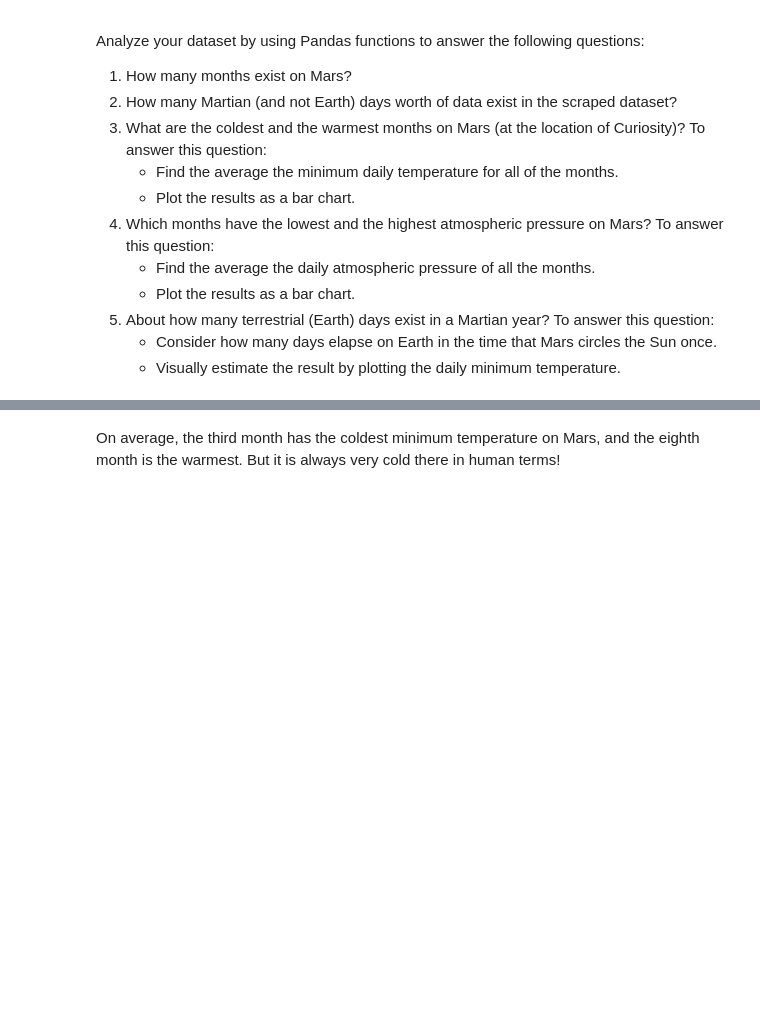
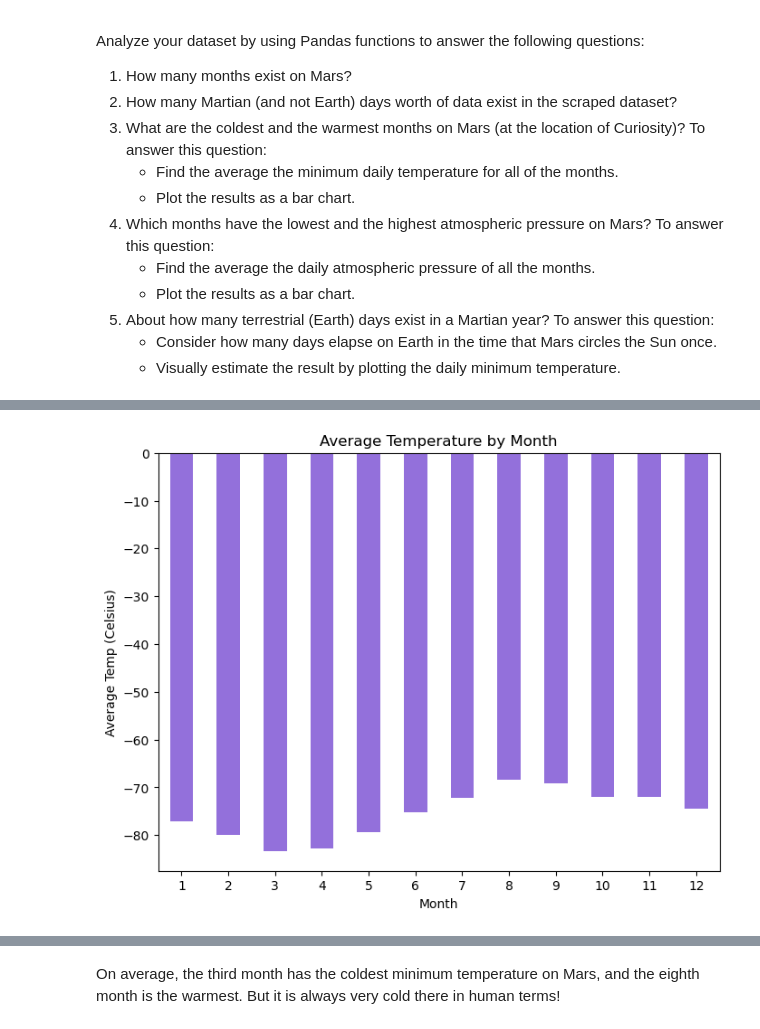
Before and after one commit to ssmorgan678/scrape-challenge, a Jupyter notebook: Starter_Code/part_2_mars_weather-Copy1.ipynb, the cells around one changed output, grey strips where cells are left out. Drawn from its saved outputs; the diff is of its cells as text; code cells hidden in the pictures; blank space fills up the shorter version.

```diff
--- a/Starter_Code/part_2_mars_weather-Copy1.ipynb
+++ b/Starter_Code/part_2_mars_weather-Copy1.ipynb
@@ -170,0 +193,16 @@ sol
+# %%
+# 3. What is the average low temperature by month?
+low_temp_month = table_df.groupby('month')['min_temp'].mean()
+
+print(f"The average temperature of the first month is: {low_temp_month[1]}")
+print(f"The average temperature of the second month is: {low_temp_month[2]}")
+print(f"The average temperature of the third month is: {low_temp_month[3]}")
+print(f"The average temperature of the fourth month is: {low_temp_month[4]}")
+print(f"The average temperature of the fifth month is: {low_temp_month[5]}")
+print(f"The average temperature of the sixth month is: {low_temp_month[6]}")
+print(f"The average temperature of the seventh month is: {low_temp_month[7]}")
+print(f"The average temperature of the eighth month is: {low_temp_month[8]}")
+print(f"The average temperature of the ninth month is: {low_temp_month[9]}")
+print(f"The average temperature of the tenth month is: {low_temp_month[10]}")
+print(f"The average temperature of the eleventh month is: {low_temp_month[11]}")
+print(f"The average temperature of the twelfth month is: {low_temp_month[12]}")
@@ -171,2 +222,12 @@ sol
+# %%
+# Plot the average temperature by month
+low_temp_month.plot.bar(title="Average Temperature by Month", color="mediumpurple", figsize=(8,6))
+
+plt.xticks(rotation=0)
+plt.xlabel("Month")
+plt.ylabel("Average Temp (Celsius)")
+plt.show()
+# %% [output]
+[figure, added]
 # %%
 # Identify the coldest and hottest months in Curiosity's location
```
Also changed, not shown: parts of 12 cells of this notebook.
